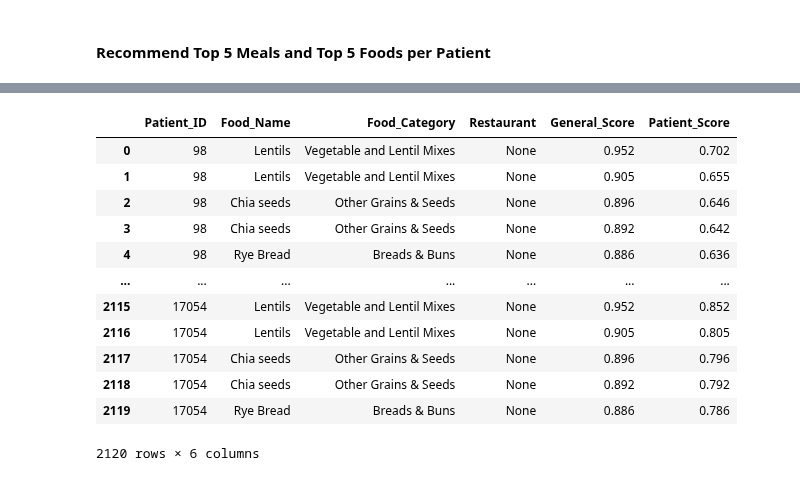
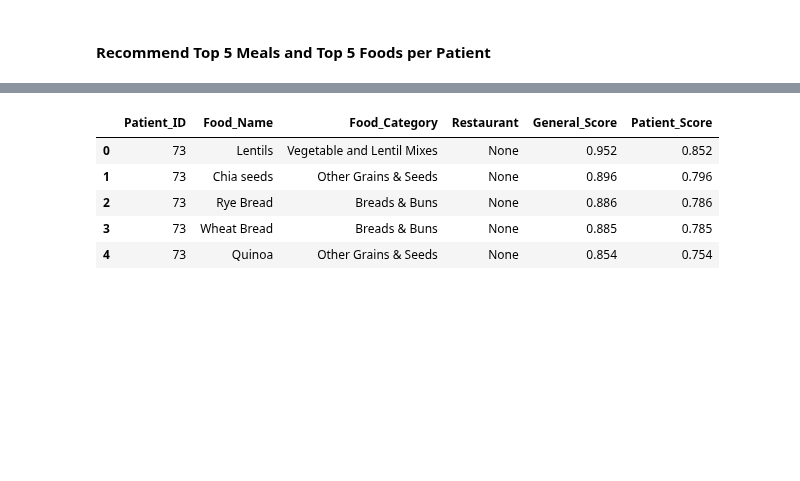
Before and after one commit to lvandine44/MADS-Capstone, a Jupyter notebook: 4-Modeling and Results.ipynb, the cells around one changed output, grey strips where cells are left out. Saved outputs shown, nothing was run; the diff lists cells and outputs as text; code cells hidden in the pictures; blank space fills up the shorter version.

Commit message:
remove duplicates from ind. foods

```diff
--- a/4-Modeling and Results.ipynb
+++ b/4-Modeling and Results.ipynb
@@ -20,6 +20,12 @@ menu_df.head()
 # %%
 # Individual Food Data
 individual_foods_df = pd.read_csv('./preprocessed_data/individual_foods_df.csv')
+
+#### MOVE THIS TO PREPROCESSING?
+# Remove duplicate foods, keeping the one with the highest score
+individual_foods_df_sorted = individual_foods_df.sort_values(by='score', ascending=False)
+individual_foods_df = individual_foods_df_sorted.drop_duplicates(subset='food_name', keep='first')
+
 individual_foods_df.head()
 # %% [output]
 |  | food_name | category | description | brand | food_category | calories | carbohydrates | fiber | sugars | ... |
@@ -76,7 +82,7 @@ def patient_suitability_score(patient_data, food_data):
 #### Menu Data Patient Scores
 # %%
 # Initialize empty df for recommendations
-menu_recommendations = []
+menu_recs = []
 
 patient_sample = patient_df.sample(n=1000)
 
@@ -84,7 +90,7 @@ patient_sample = patient_df.sample(n=1000)
 for _, patient in patient_sample.iterrows():
     for _, food in menu_df.iterrows():
         score = patient_suitability_score(patient, food)
-        menu_recommendations.append({
+        menu_recs.append({
             'Patient_ID': patient['ID'],
             'Food_Name': food['food_name'],
             'Food_Category': None,
@@ -94,9 +100,9 @@ for _, patient in patient_sample.iterrows():
         })
 
 # Convert to pandas DataFrame
-menu_recommendations_df = pd.DataFrame(menu_recommendations)
+menu_recs_df = pd.DataFrame(menu_recs)
 
 # Print
-menu_recommendations_df.head()
+menu_recs_df.head()
 # %% [output]
 |  | Patient_ID | Food_Name | Food_Category | Restaurant | General_Score | Patient_Score |
@@ -109,13 +115,13 @@ menu_recommendations_df.head()
 #### Individual Food Patient Scores
 # %%
 # Initialize empty df for recommendations
-individual_food_recommendations = []
+individual_food_recs = []
 
 # Run each patient/individual food pair through the function to calculate a score
 for _, patient in patient_sample.iterrows():
     for _, food in individual_foods_df.iterrows():
         score = patient_suitability_score(patient, food)
-        individual_food_recommendations.append({
+        individual_food_recs.append({
             'Patient_ID': patient['ID'],
             'Food_Name': food['food_name'],
             'Food_Category': food['food_category'],
@@ -125,9 +131,9 @@ for _, patient in patient_sample.iterrows():
         })
 
 # Convert to pandas DataFrame
-individual_food_recommendations = pd.DataFrame(individual_food_recommendations)
+individual_food_recs_df = pd.DataFrame(individual_food_recs)
 
 # Print
-individual_food_recommendations.head()
+individual_food_recs_df.head()
 # %% [output]
 |  | Patient_ID | Food_Name | Food_Category | Restaurant | General_Score | Patient_Score |
@@ -163,25 +162,18 @@ top_menu_recs
 # %%
 # Group by Patient_ID and get the top 5 Patient_Score for menu recommendations
-top_foods_recs = individual_food_recommendations.groupby('Patient_ID').apply(
+top_foods_recs = individual_food_recs_df.groupby('Patient_ID').apply(
     lambda group: group.nlargest(5, 'Patient_Score')
 ).reset_index(drop=True)
 
 # Display the result
-top_foods_recs
+top_foods_recs.head()
 # %% [output]
 |  | Patient_ID | Food_Name | Food_Category | Restaurant | General_Score | Patient_Score |
-| 0 | 98 | Lentils | Vegetable and Lentil Mixes | None | 0.952 | 0.702 |
-| 1 | 98 | Lentils | Vegetable and Lentil Mixes | None | 0.905 | 0.655 |
-| 2 | 98 | Chia seeds | Other Grains & Seeds | None | 0.896 | 0.646 |
-| 3 | 98 | Chia seeds | Other Grains & Seeds | None | 0.892 | 0.642 |
-| 4 | 98 | Rye Bread | Breads & Buns | None | 0.886 | 0.636 |
-| ... | ... | ... | ... | ... | ... | ... |
-| 2115 | 17054 | Lentils | Vegetable and Lentil Mixes | None | 0.952 | 0.852 |
-| 2116 | 17054 | Lentils | Vegetable and Lentil Mixes | None | 0.905 | 0.805 |
-| 2117 | 17054 | Chia seeds | Other Grains & Seeds | None | 0.896 | 0.796 |
-| 2118 | 17054 | Chia seeds | Other Grains & Seeds | None | 0.892 | 0.792 |
-| 2119 | 17054 | Rye Bread | Breads & Buns | None | 0.886 | 0.786 |
+| 0 | 73 | Lentils | Vegetable and Lentil Mixes | None | 0.952 | 0.852 |
+| 1 | 73 | Chia seeds | Other Grains & Seeds | None | 0.896 | 0.796 |
+| 2 | 73 | Rye Bread | Breads & Buns | None | 0.886 | 0.786 |
+| 3 | 73 | Wheat Bread | Breads & Buns | None | 0.885 | 0.785 |
+| 4 | 73 | Quinoa | Other Grains & Seeds | None | 0.854 | 0.754 |
-2120 rows × 6 columns
 # %%
 # Combine all food recommendations
 final_recs = pd.concat([top_menu_recs, top_foods_recs], ignore_index=True)
```
Also changed, not shown: parts of 5 cells of this notebook.
